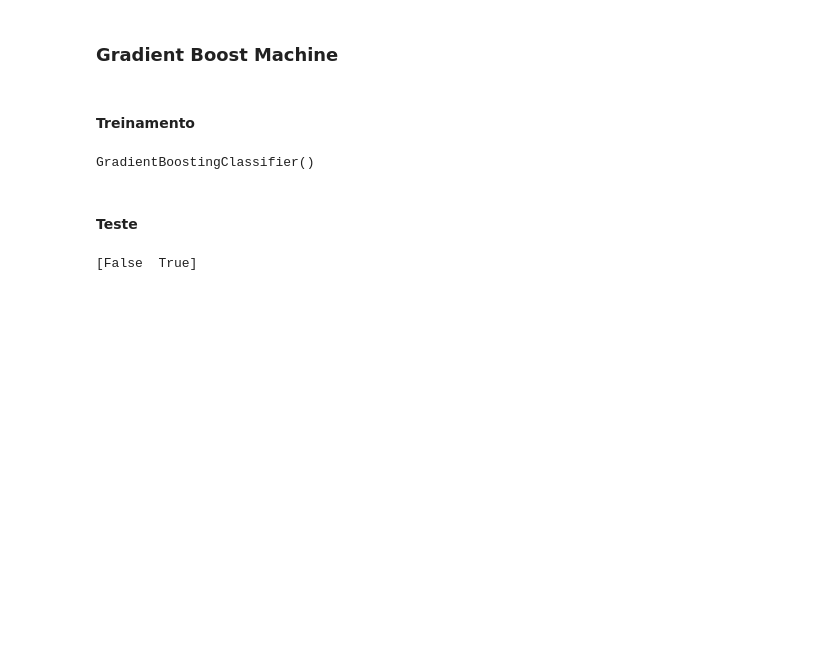
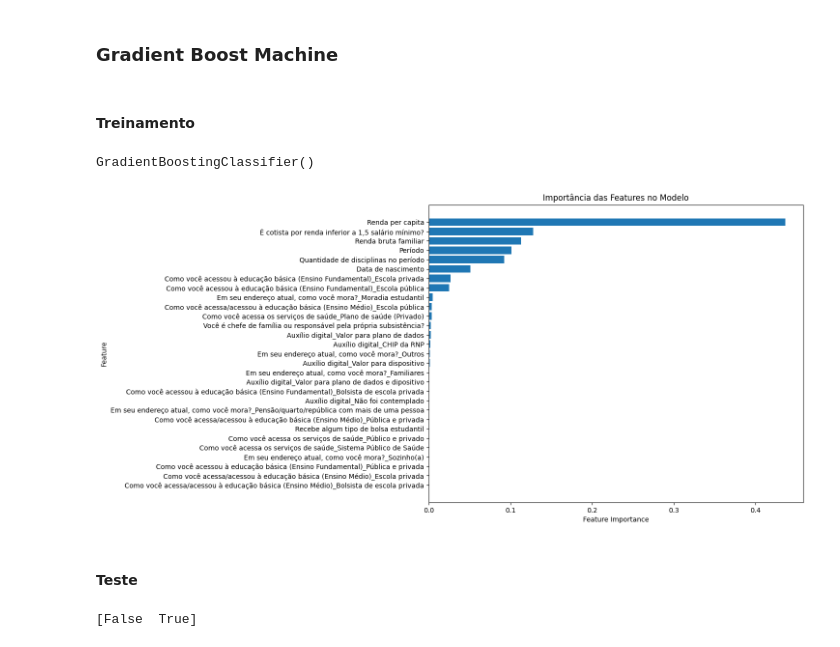
Before and after one commit to luiz-linkezio/conecta-ifpe-rank-IA, a Jupyter notebook: notebooks/train_test_model.ipynb, the cells around one changed output. Saved outputs shown, nothing was run; the diff lists cells and outputs as text; code cells hidden in the pictures; blank space fills up the shorter version.

Commit message:
feat: update train test model

```diff
--- a/notebooks/train_test_model.ipynb
+++ b/notebooks/train_test_model.ipynb
@@ -158,6 +164,8 @@ X_train, X_test, y_train, y_test = train_test_split(df, labels, test_size=0.1)#,
 ## Normalizando os dados numéricos
 # %%
 #numeric_columns = df.select_dtypes(include=['number']).columns
+
+X_train_unormalized = X_train
 
 std_scaler = StandardScaler()
 std_scaler = std_scaler.fit(X_train)
@@ -323,6 +331,25 @@ model = GradientBoostingClassifier(n_estimators=100)#, random_state=RANDOM_SEED)
 model.fit(X_train, y_train)
 # %% [output]
 GradientBoostingClassifier()
+# %%
+importance = model.feature_importances_
+
+# Converter em DataFrame para facilitar a visualização
+importance_df = pd.DataFrame({
+    'Feature': X_train_unormalized.columns,
+    'Importance': importance
+}).sort_values(by='Importance', ascending=False)
+
+# Plotar a importância das features
+plt.figure(figsize=(10, 8))
+plt.barh(importance_df['Feature'], importance_df['Importance'])
+plt.xlabel("Feature Importance")
+plt.ylabel("Feature")
+plt.title("Importância das Features no Modelo")
+plt.gca().invert_yaxis()  # Inverter a ordem para que a feature mais importante apareça no topo
+plt.show()
+# %% [output]
+[figure, added]
 # %% [markdown]
 #### Teste
 # %%
```
Also changed, not shown: parts of 27 cells of this notebook.
